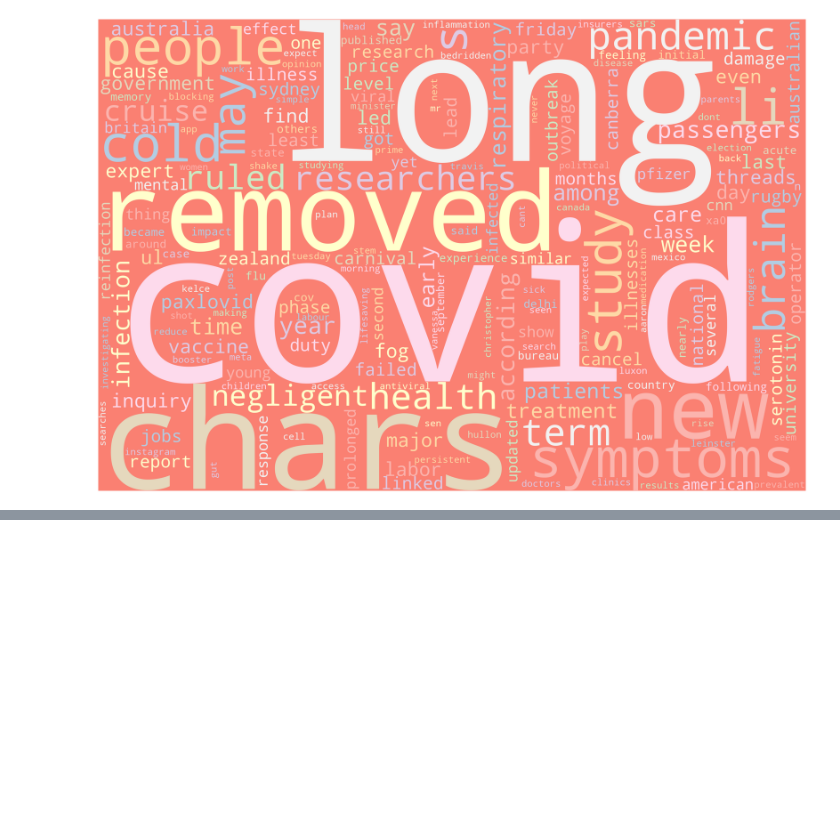
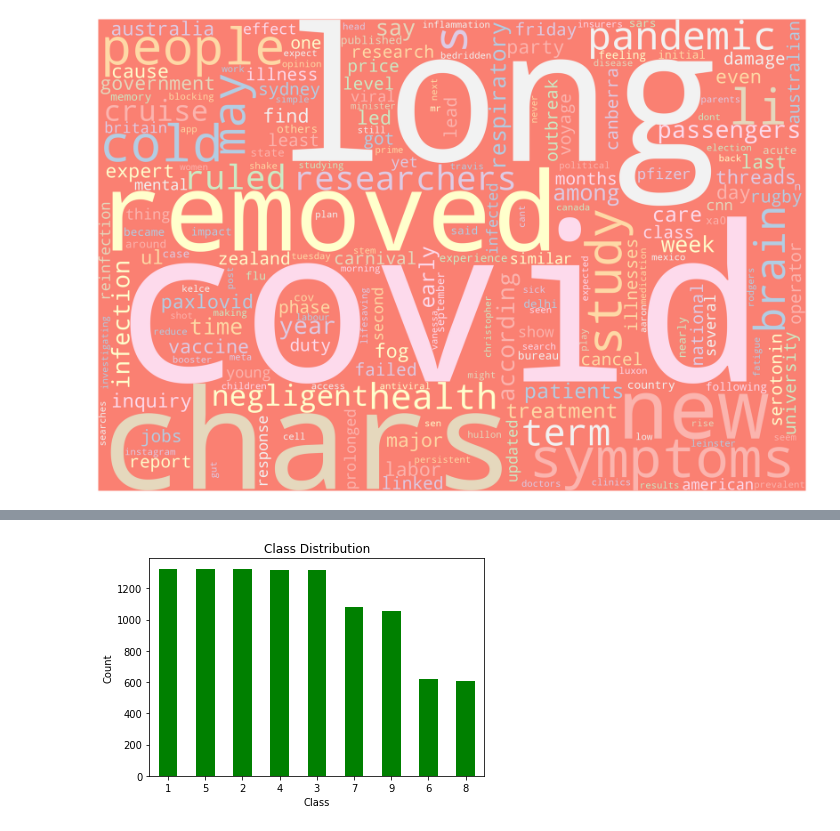
Before and after one commit to anly501/dsan-5000-project-schinthak, a Jupyter notebook: dsan-website/DSAN_5000/eda-code.ipynb, the cells around one changed output, grey strips where cells are left out. Drawn from its saved outputs; the diff is of its cells as text; code cells hidden in the pictures; blank space fills up the shorter version.

```diff
--- a/dsan-website/DSAN_5000/eda-code.ipynb
+++ b/dsan-website/DSAN_5000/eda-code.ipynb
@@ -230,0 +235,4 @@ generate_word_cloud(content)
+# %%
+cdc = pd.read_csv("../../data/01-modified-data/cdc_clean.csv")
+cdc.drop('Unnamed: 0', axis = 1, inplace= True)
+cdc.head()
@@ -230,0 +338,10 @@ generate_word_cloud(content)
+# %%
+plt.figure(figsize=(6, 4))
+cdc_naive['key'].value_counts().plot(kind='bar', color='green')
+plt.xlabel('Class')
+plt.ylabel('Count')
+plt.title('Class Distribution')
+plt.xticks(rotation=0)
+plt.show()
+# %% [output]
+[figure, added]
```
Also changed, not shown: parts of 11 cells of this notebook, 2 other files.
